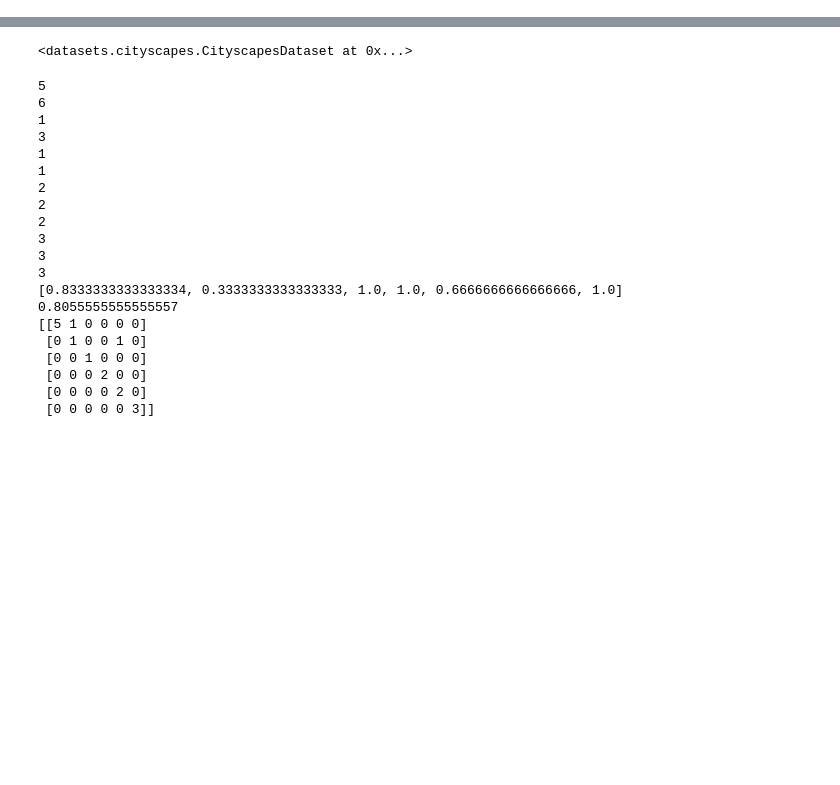
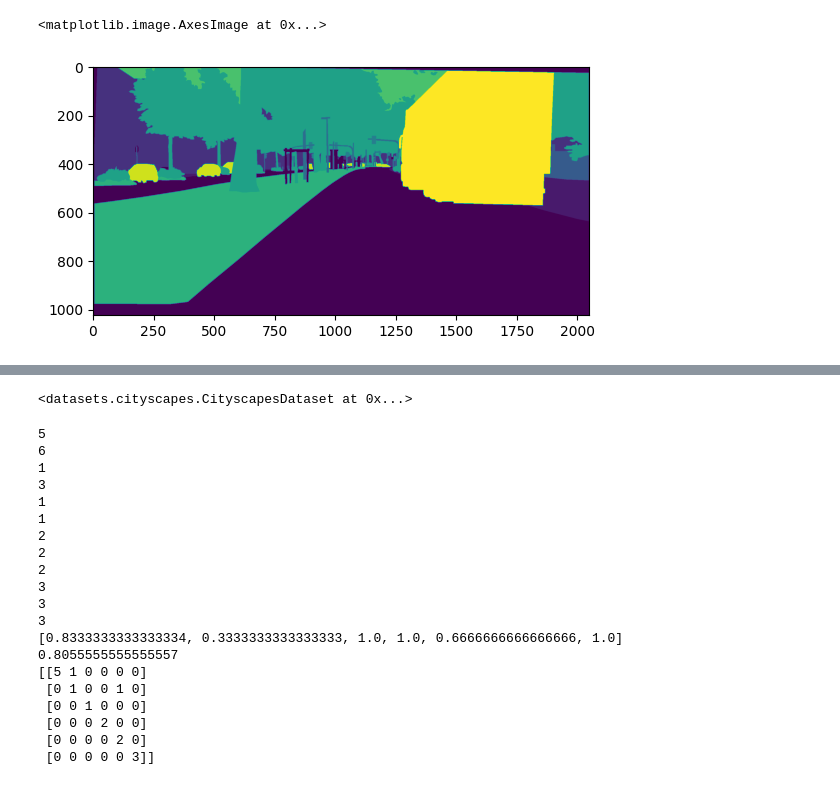
Before and after one commit to bhyun-kim/torch-semantic-seg, a Jupyter notebook: notebooks/debuging_note.ipynb, the cells around one changed output, grey strips where cells are left out. Drawn from its saved outputs; the diff is of its cells as text; code cells hidden in the pictures; blank space fills up the shorter version.

```diff
--- a/notebooks/debuging_note.ipynb
+++ b/notebooks/debuging_note.ipynb
@@ -0,0 +29,8 @@
+# %%
+import copy
+_seg = copy.deepcopy(seg)
+_seg[seg == 255] = 0
+plt.imshow(_seg)
+# %% [output]
+<matplotlib.image.AxesImage at 0x...>
+[figure, added]
```
Also changed, not shown: parts of 7 cells of this notebook, 33 other files.
